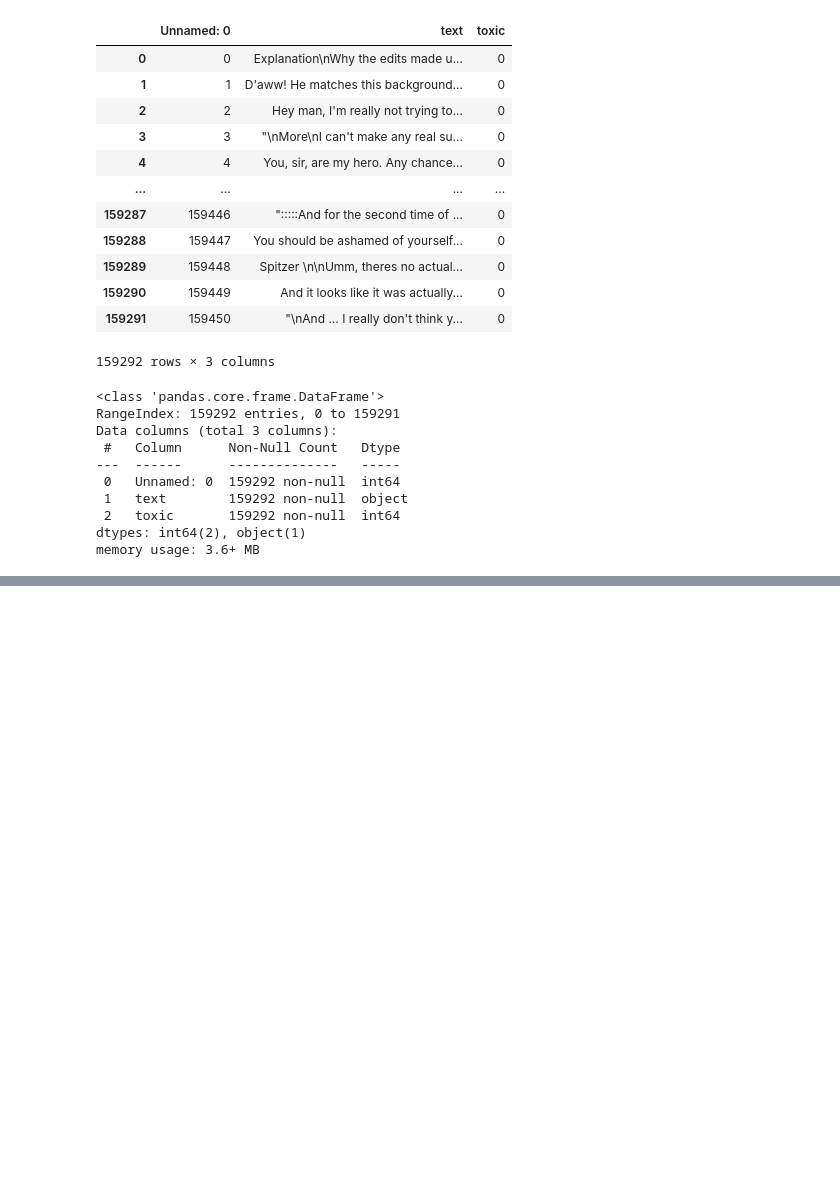
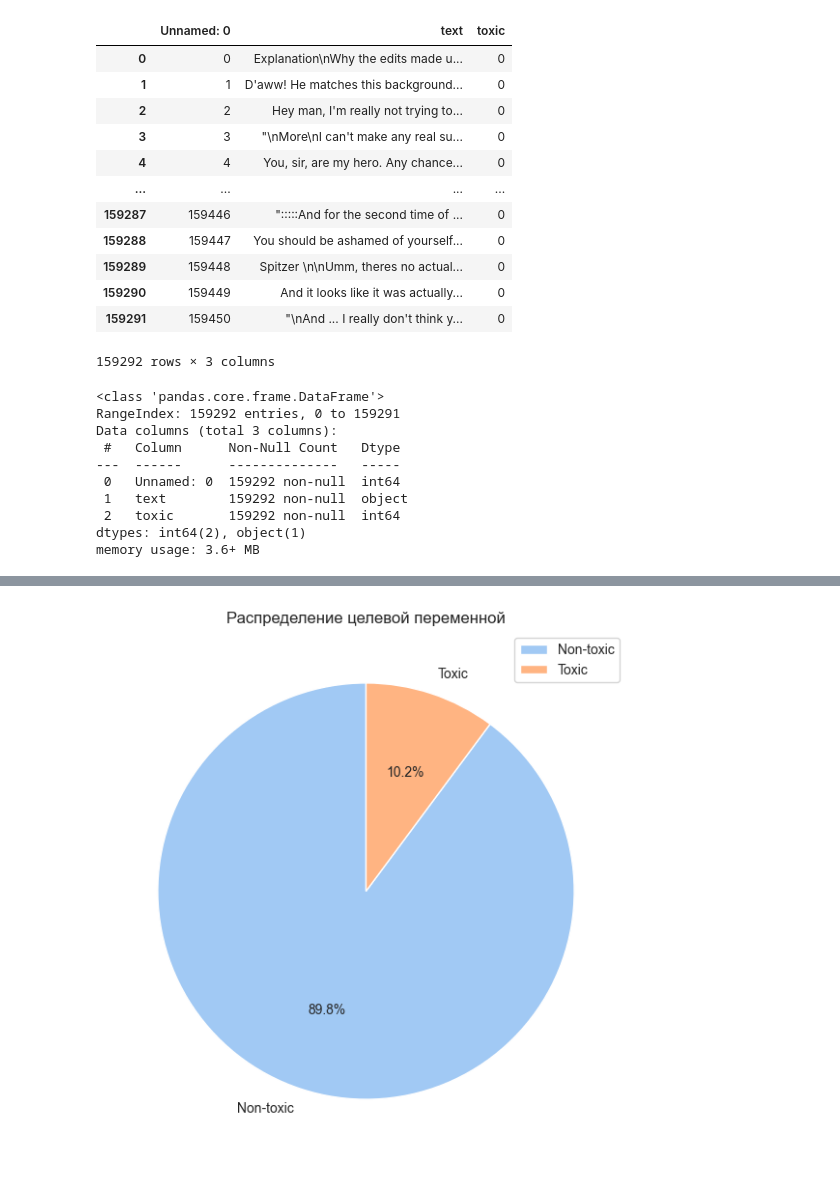
Before and after one commit to Moncervers/comments_tonal_analysis, a Jupyter notebook: analysis_using_BERT.ipynb, the cells around one changed output, grey strips where cells are left out. Drawn from its saved outputs; the diff is of its cells as text; code cells hidden in the pictures; blank space fills up the shorter version.

```diff
--- a/analysis_using_BERT.ipynb
+++ b/analysis_using_BERT.ipynb
@@ -83,0 +164,18 @@ memory usage: 155.7 KB
+# %%
+plt.figure(figsize=(7, 7))
+
+# Рисуем круговую диаграмму
+plt.pie(
+    df['toxic'].value_counts(),
+    labels=['Non-toxic', 'Toxic'],
+    autopct='%1.1f%%',
+    colors=sns.color_palette('pastel')[0:2],
+    startangle=90,
+    wedgeprops={'edgecolor': 'white'}
+)
+plt.title('Распределение целевой переменной')
+plt.legend(labels, loc='best')
+
+plt.show()
+# %% [output]
+[figure, added]
```
Also changed, not shown: parts of 23 cells of this notebook.
